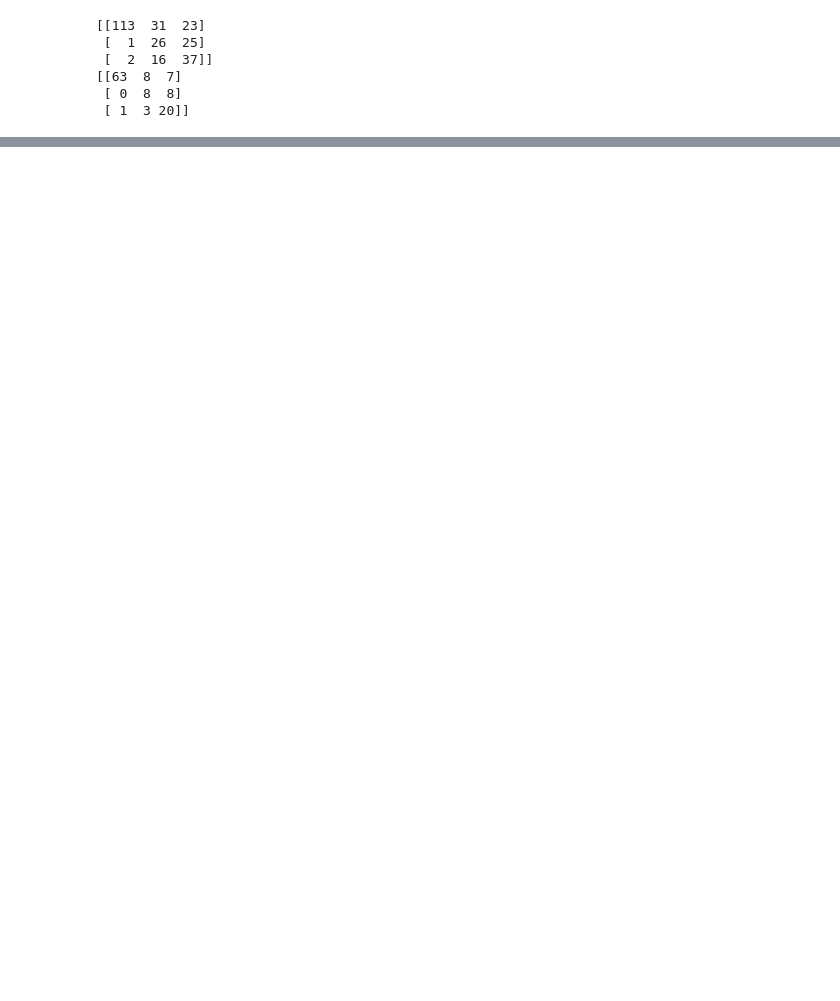
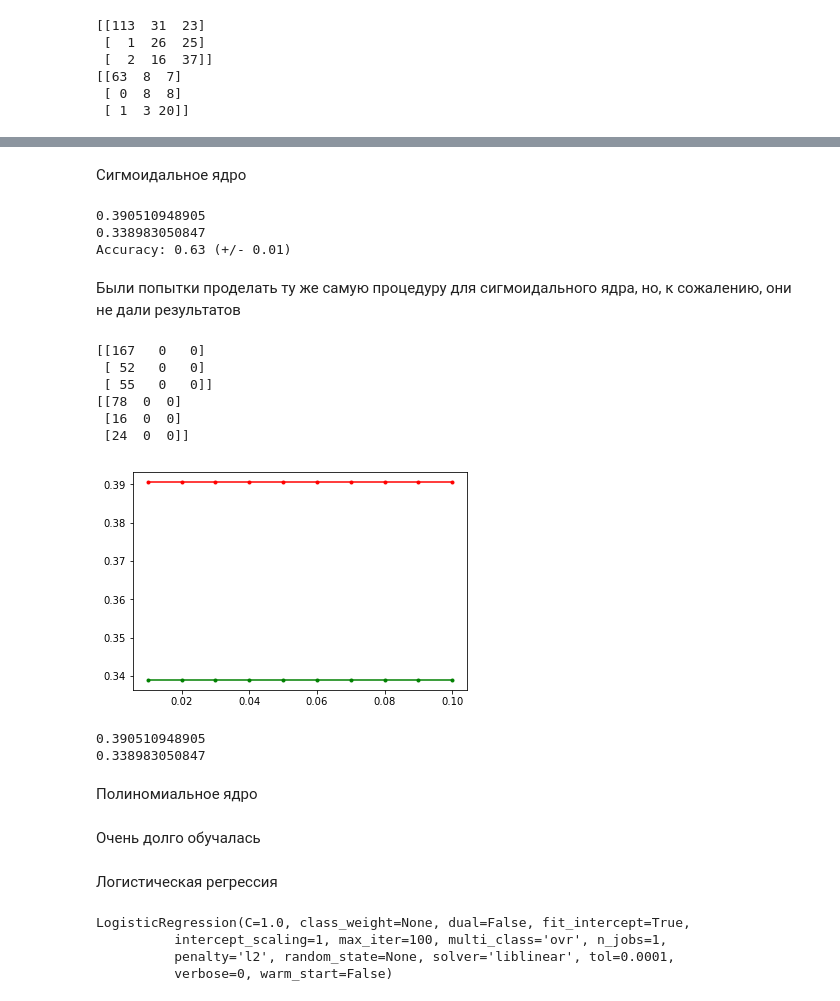
Before and after one commit to mzemlyanikin/hse-ml, a Jupyter notebook: auto-mpg.ipynb, the cells around one changed output, grey strips where cells are left out. Cells and saved outputs as stored; diff of their text form; code cells hidden in the pictures; blank space fills up the shorter version.

Commit message:
SVM and Logistic Regression were added

```diff
--- a/auto-mpg.ipynb
+++ b/auto-mpg.ipynb
@@ -642,0 +784,68 @@ print(CF)
+# %% [markdown]
+Сигмоидальное ядро
+# %%
+svc_model = SVC(kernel = 'sigmoid', gamma = 0.5).fit(X_train, y_train)
+# %%
+y_train_pred = svc_model.predict(X_train)
+y_test_pred = svc_model.predict(X_test)
+
+print(np.mean(y_train_pred != y_train))
+print(np.mean(y_test_pred != y_test))
+scores = cross_validation.cross_val_score(svc_model, X, y, cv = 5)
+print("Accuracy: %0.2f (+/- %0.2f)" % (scores.mean(), scores.std() * 2))
+# %% [output]
+0.390510948905
+0.338983050847
+Accuracy: 0.63 (+/- 0.01)
+# %% [markdown]
+Были попытки проделать ту же самую процедуру для сигмоидального ядра, но, к сожалению, они не дали результатов
+# %%
+gamma = [i/100 for i in range(1, 11)]
+C = [i/100 for i in range(1, 11)]
+
+err_train = []
+err_test = []
+for temp in gamma:
+    svc_model = SVC(kernel = 'sigmoid', gamma = temp, coef0 = -10).fit(X_train, y_train)
+    y_train_pred = svc_model.predict(X_train)
+    y_test_pred = svc_model.predict(X_test)
+    err_train.append(np.mean(y_train_pred != y_train))
+    err_test.append(np.mean(y_test_pred != y_test))
+plt.plot(gamma, err_train, '.-r', label = 'Train error')
+plt.plot(gamma, err_test, '.-g', label = 'Test error')
+
+# from sklearn.model_selection import GridSearchCV
+# parameters = {'C': C, 'gamma': gamma, 'kernel': ('sigmoid',)}
+# svc = SVC()
+# clf = GridSearchCV(svc, parameters, n_jobs = 2)
+# svc_model = clf.fit(X_train, y_train)
+# y_train_pred = svc_model.predict(X_train)
+# y_test_pred = svc_model.predict(X_test)
+
+# print(np.mean(y_train_pred != y_train))
+# print(np.mean(y_test_pred != y_test))
+CF = sk.metrics.confusion_matrix(y_train, y_train_pred)
+print(CF)
+CF = sk.metrics.confusion_matrix(y_test, y_test_pred)
+print(CF)
+# %% [output]
+[[167   0   0]
+ [ 52   0   0]
+ [ 55   0   0]]
+[[78  0  0]
+ [16  0  0]
+ [24  0  0]]
+[figure, added]
+# %%
+y_train_pred = svc_model.predict(X_train)
+y_test_pred = svc_model.predict(X_test)
+
+print(np.mean(y_train_pred != y_train))
+print(np.mean(y_test_pred != y_test))
+# %% [output]
+0.390510948905
+0.338983050847
+# %% [markdown]
+Полиномиальное ядро
+# %% [markdown]
+Очень долго обучалась
@@ -642,0 +854,11 @@ print(CF)
+# %% [markdown]
+Логистическая регрессия
+# %%
+from sklearn.linear_model import LogisticRegression
+logistic_model = LogisticRegression()
+logistic_model.fit(X_train, y_train)
+# %% [output]
+LogisticRegression(C=1.0, class_weight=None, dual=False, fit_intercept=True,
+          intercept_scaling=1, max_iter=100, multi_class='ovr', n_jobs=1,
+          penalty='l2', random_state=None, solver='liblinear', tol=0.0001,
+          verbose=0, warm_start=False)
```
Also changed, not shown: parts of 31 cells of this notebook.
